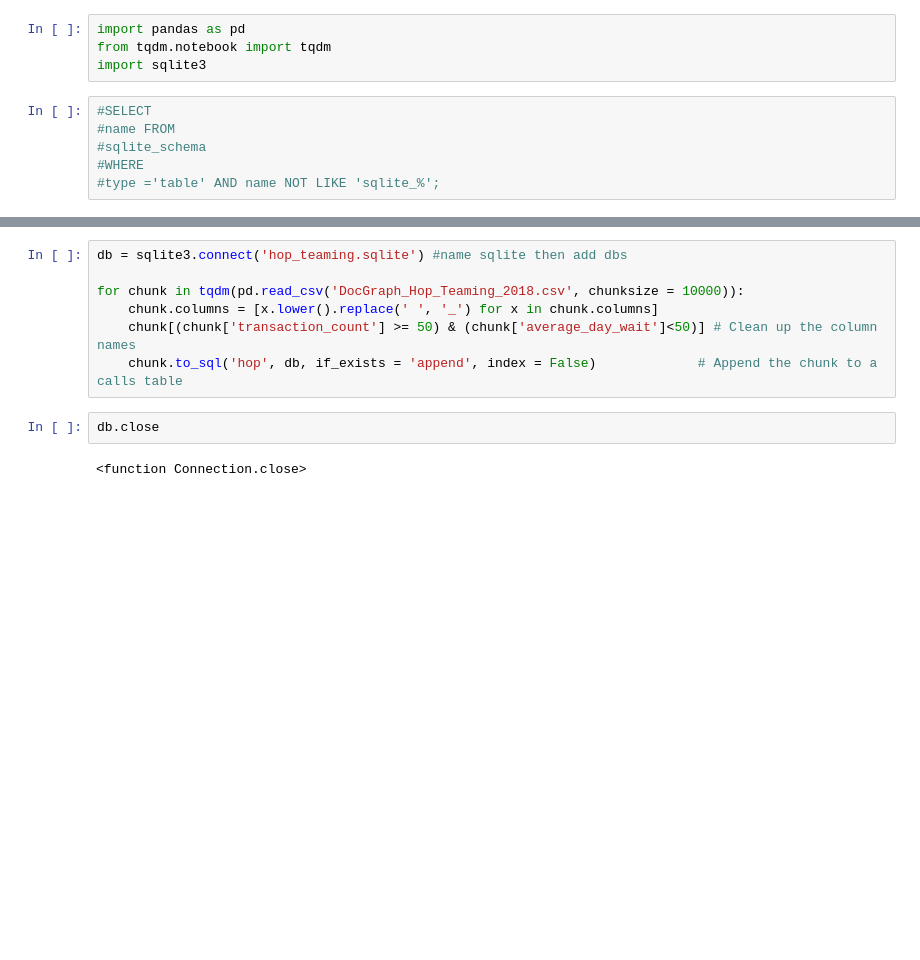
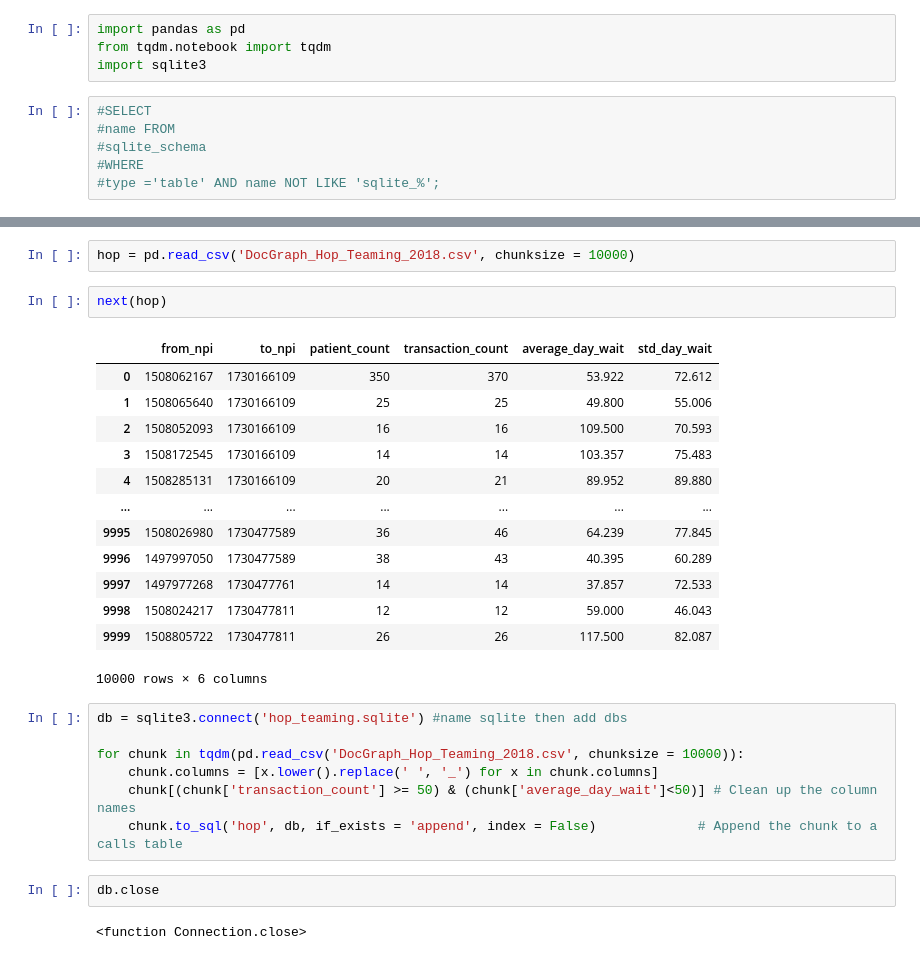
Before and after one commit to hcgreer/hop_team-team_blimp, a Jupyter notebook: hop_team.ipynb, the cells around one changed output, grey strips where cells are left out. Cells and saved outputs as stored; diff of their text form; blank space fills up the shorter version.

```diff
--- a/hop_team.ipynb
+++ b/hop_team.ipynb
@@ -11,3 +71,21 @@ import sqlite3
+# %%
+hop = pd.read_csv('DocGraph_Hop_Teaming_2018.csv', chunksize = 10000)
+# %%
+next(hop)
+# %% [output]
+|  | from_npi | to_npi | patient_count | transaction_count | average_day_wait | std_day_wait |
+| 0 | 1508062167 | 1730166109 | 350 | 370 | 53.922 | 72.612 |
+| 1 | 1508065640 | 1730166109 | 25 | 25 | 49.800 | 55.006 |
+| 2 | 1508052093 | 1730166109 | 16 | 16 | 109.500 | 70.593 |
+| 3 | 1508172545 | 1730166109 | 14 | 14 | 103.357 | 75.483 |
+| 4 | 1508285131 | 1730166109 | 20 | 21 | 89.952 | 89.880 |
+| ... | ... | ... | ... | ... | ... | ... |
+| 9995 | 1508026980 | 1730477589 | 36 | 46 | 64.239 | 77.845 |
+| 9996 | 1497997050 | 1730477589 | 38 | 43 | 40.395 | 60.289 |
+| 9997 | 1497977268 | 1730477761 | 14 | 14 | 37.857 | 72.533 |
+| 9998 | 1508024217 | 1730477811 | 12 | 12 | 59.000 | 46.043 |
+| 9999 | 1508805722 | 1730477811 | 26 | 26 | 117.500 | 82.087 |
+10000 rows × 6 columns
 # %%
 db = sqlite3.connect('hop_teaming.sqlite') #name sqlite then add dbs
 
```
Also changed, not shown: parts of 17 cells of this notebook.
